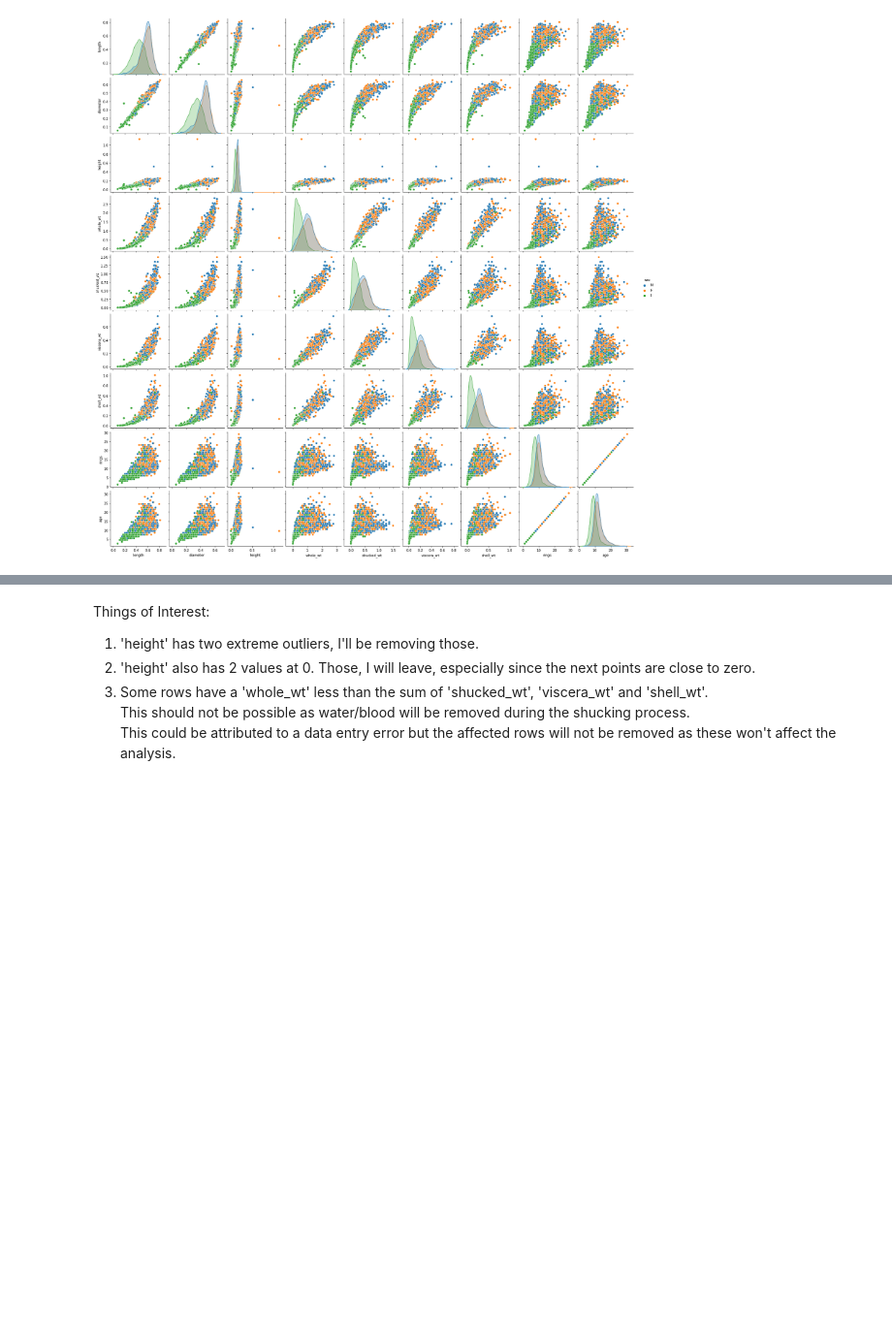
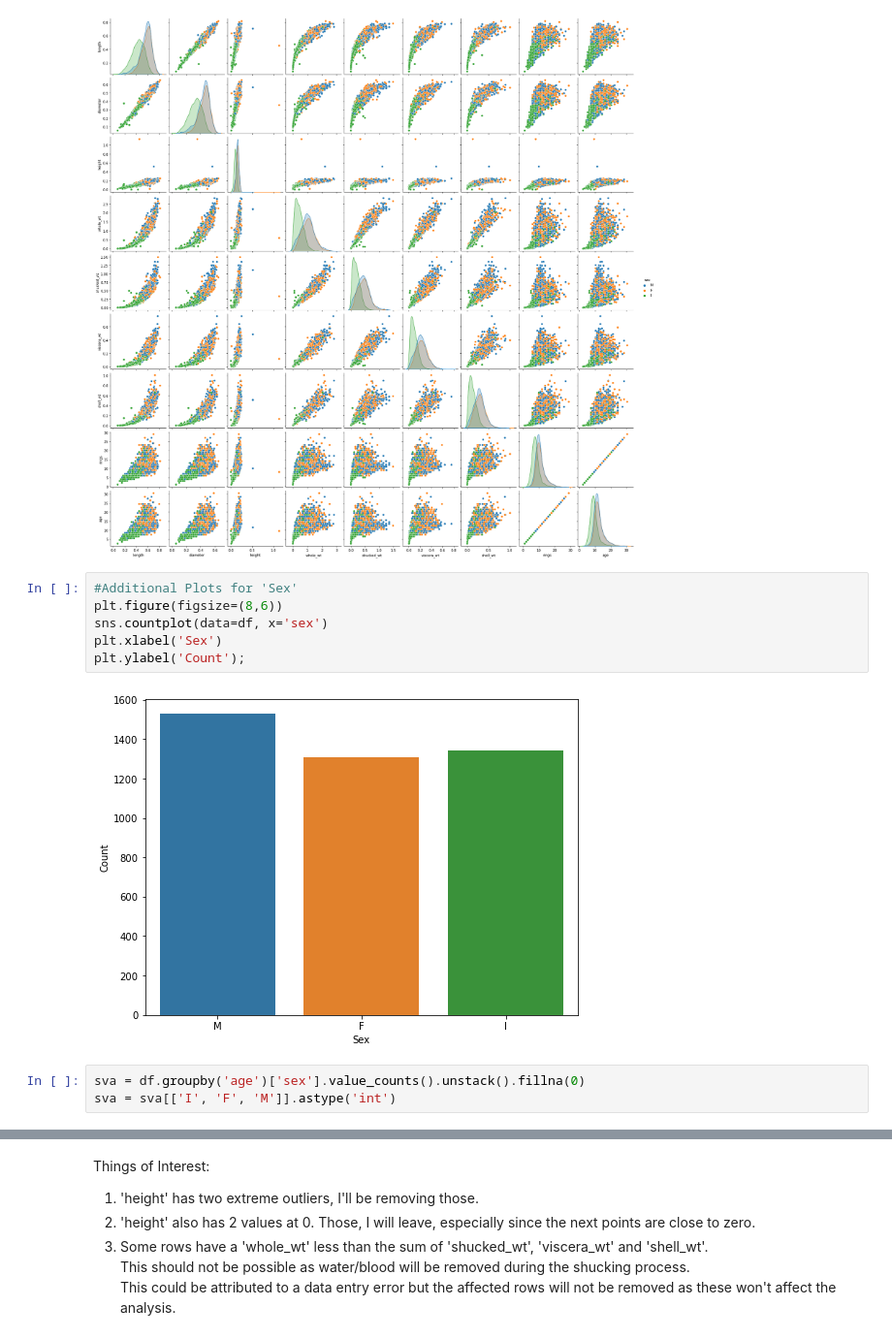
Before and after one commit to emdomingo/abalone, a Jupyter notebook: abalone.ipynb, the cells around one changed output, grey strips where cells are left out. Shown at 97% size. Saved outputs shown, nothing was run; the diff lists cells and outputs as text; blank space fills up the shorter version.

```diff
--- a/abalone.ipynb
+++ b/abalone.ipynb
@@ -35,3 +37,14 @@ sns.pairplot(df, hue='sex')
 # %% [output]
 <seaborn.axisgrid.PairGrid at 0x...>
 [figure]
+# %%
+#Additional Plots for 'Sex'
+plt.figure(figsize=(8,6))
+sns.countplot(data=df, x='sex')
+plt.xlabel('Sex')
+plt.ylabel('Count');
+# %% [output]
+[figure, added]
+# %%
+sva = df.groupby('age')['sex'].value_counts().unstack().fillna(0)
+sva = sva[['I', 'F', 'M']].astype('int')
```
Also changed, not shown: parts of 5 cells of this notebook.
